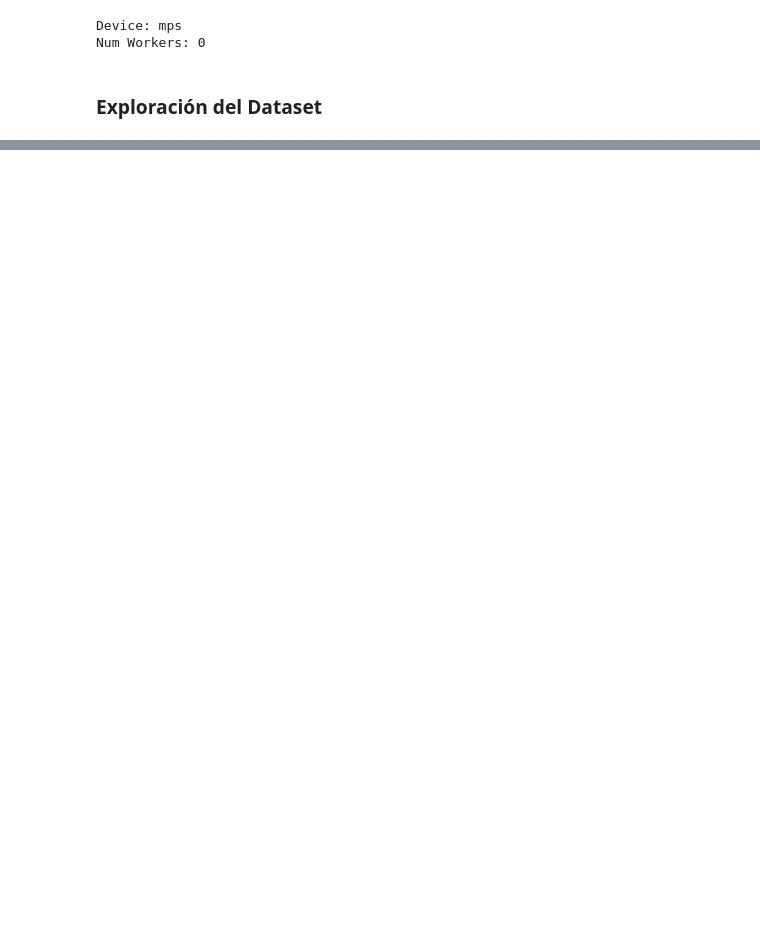
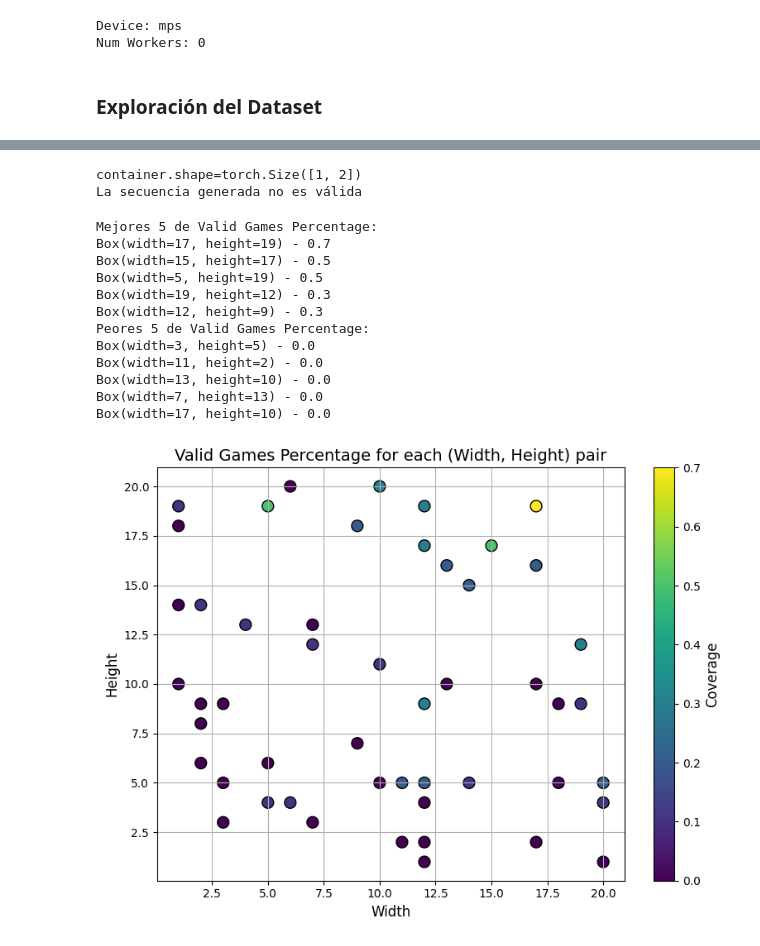
Before and after one commit to smith2310/AIGenerativa, a Jupyter notebook: main.ipynb, the cells around one changed output, grey strips where cells are left out. Saved outputs shown, nothing was run; the diff lists cells and outputs as text; code cells hidden in the pictures; blank space fills up the shorter version.

```diff
--- a/main.ipynb
+++ b/main.ipynb
@@ -470,0 +353,19 @@ BinPackingGame(container=Box(width=10, height=8), boxes=[Box(width=10, height=3)
+# %%
+from models import BinPackingGame, ResolvedBinPackingGameResult
+
+
+container_width = 10
+container_height = 10
+container = torch.tensor([[container_width, container_height]], dtype=torch.float32)
+print(f"{container.shape=}")
+generated_seq = generate_sequence(model, container, max_seq_len=10)
+game = BinPackingGame(Box(container_width, container_height), generated_seq)
+result = game.solve()
+if isinstance(result, ResolvedBinPackingGameResult):
+    print("La secuencia generada es válida")
+    print("Secuencia generada:", generated_seq)
+else:
+    print("La secuencia generada no es válida")
+# %% [output]
+container.shape=torch.Size([1, 2])
+La secuencia generada no es válida
@@ -470,0 +385,58 @@ BinPackingGame(container=Box(width=10, height=8), boxes=[Box(width=10, height=3)
+# %%
+import matplotlib.pyplot as plt
+
+def analyze_metric(results, metric_func, metric_name):
+    """
+    Analiza los resultados de la evaluación de un métrica específica.
+
+    Args:
+        results (dict): Diccionario con los resultados de la evaluación.
+        metric (lambda): nos permite obtener el valor de la métrica de un resultado.
+    """
+    results.sort(key=lambda r: metric_func(r), reverse=True)
+    print(f"Mejores 5 de {metric_name}:")
+    for result in results[:5]:
+        print(f'{result.container} - {metric_func(result)}')
+    print(f"Peores 5 de {metric_name}:")
+    for result in results[-5:]:
+        print(f'{result.container} - {metric_func(result)}')
+
+
+    metrics = [metric_func(result) for result in results]
+    widths = [result.container.width for result in results]
+    heights = [result.container.height for result in results]
+
+
+    # Crear gráfico
+    plt.figure(figsize=(8, 6))
+    scatter = plt.scatter(widths, heights, c=metrics, cmap='viridis', s=100, edgecolor='k')
+
+    # Añadir barra de color
+    cbar = plt.colorbar(scatter)
+    cbar.set_label('Coverage', fontsize=12)
+
+    # Etiquetas y título
+    plt.xlabel('Width', fontsize=12)
+    plt.ylabel('Height', fontsize=12)
+    plt.title(f'{metric_name} for each (Width, Height) pair', fontsize=14)
+
+    # Mostrar gráfico
+    plt.grid(True)
+    plt.tight_layout()
+    plt.show()
+# %%
+analyze_metric(results, lambda r: r.valid_games_percentage, 'Valid Games Percentage')
+# %% [output]
+Mejores 5 de Valid Games Percentage:
+Box(width=17, height=19) - 0.7
+Box(width=15, height=17) - 0.5
+Box(width=5, height=19) - 0.5
+Box(width=19, height=12) - 0.3
+Box(width=12, height=9) - 0.3
+Peores 5 de Valid Games Percentage:
+Box(width=3, height=5) - 0.0
+Box(width=11, height=2) - 0.0
+Box(width=13, height=10) - 0.0
+Box(width=7, height=13) - 0.0
+Box(width=17, height=10) - 0.0
+[figure, added]
```
Also changed, not shown: parts of 12 cells of this notebook, 3 other files.
